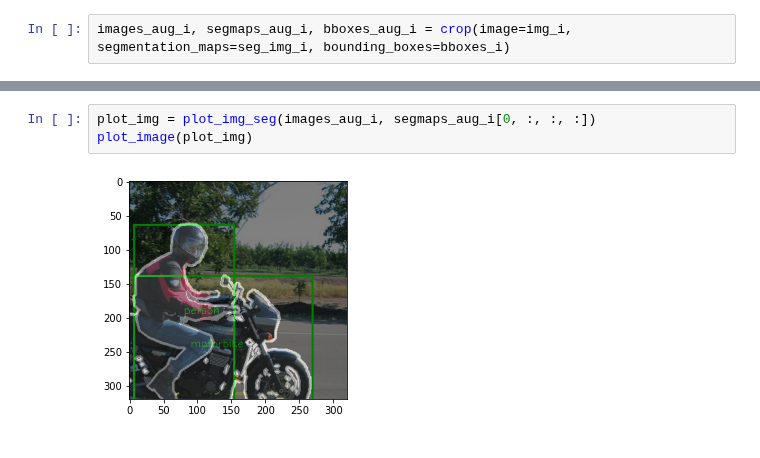
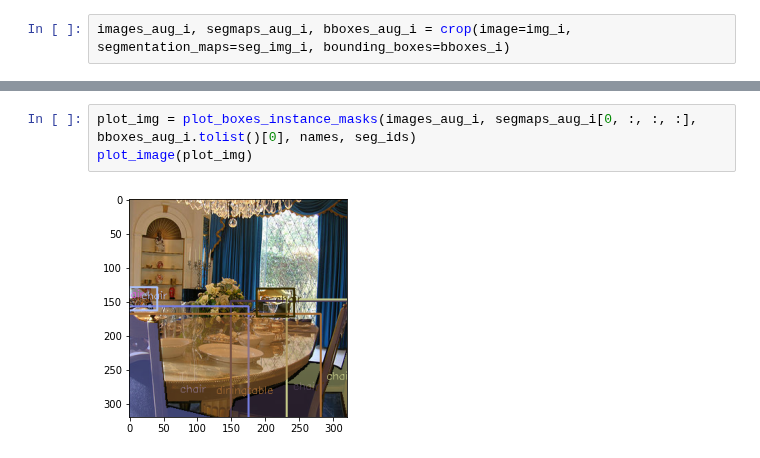
Before and after one commit to MrParosk/ml_playground, a Jupyter notebook: computer_vision/instance_segmentation/mask_rcnn.ipynb, the cells around one changed output, grey strips where cells are left out. Cells and saved outputs as stored; diff of their text form.

```diff
--- a/computer_vision/instance_segmentation/mask_rcnn.ipynb
+++ b/computer_vision/instance_segmentation/mask_rcnn.ipynb
@@ -129,5 +134,5 @@ plot_image(img)
-# %%
-plot_img = plot_img_seg(images_aug_i, segmaps_aug_i[0, :, :, :])
-plot_image(plot_img)
-# %% [output]
-[figure, removed]
+# %%
+plot_img = plot_boxes_instance_masks(images_aug_i, segmaps_aug_i[0, :, :, :], bboxes_aug_i.tolist()[0], names, seg_ids)
+plot_image(plot_img)
+# %% [output]
+[figure, added]
```
Also changed, not shown: parts of 11 cells of this notebook, 2 other files.
